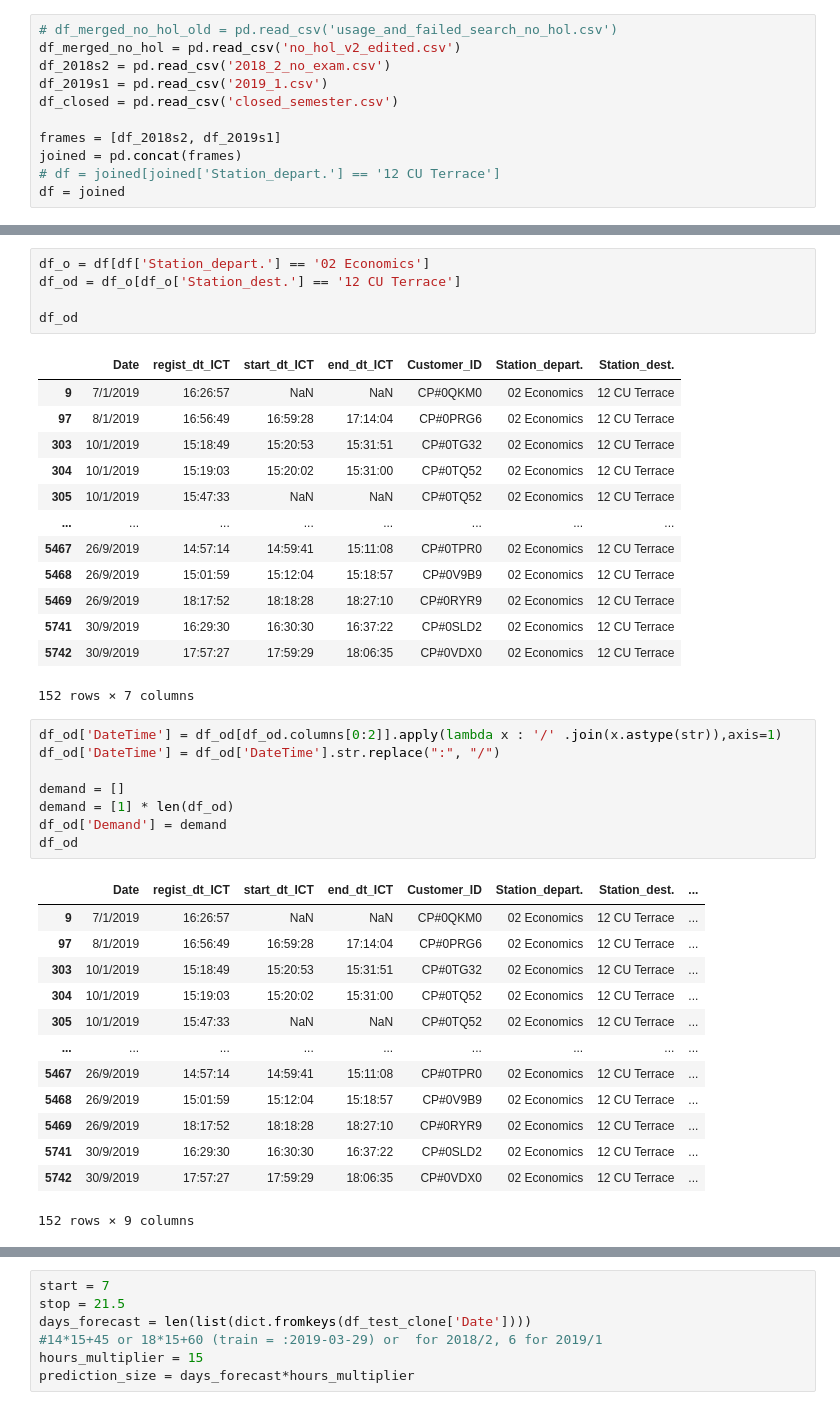
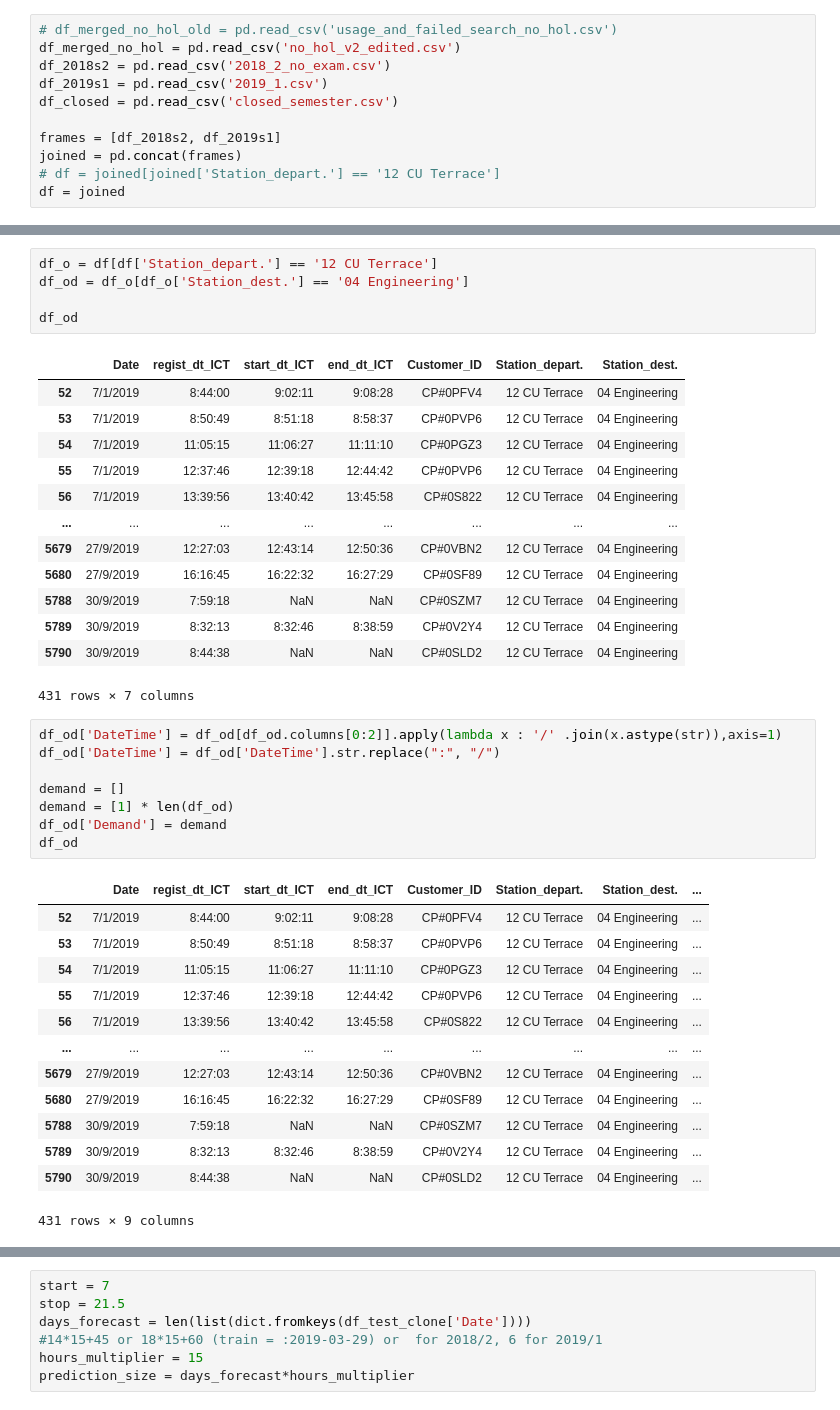
Before and after one commit to winnpm/ha-mo_data_visualization, a Jupyter notebook: Time Series Models.ipynb, the cells around one changed output, grey strips where cells are left out. Drawn from its saved outputs; the diff is of its cells as text.

```diff
--- a/Time Series Models.ipynb
+++ b/Time Series Models.ipynb
@@ -65,22 +77,22 @@ Depart Station: 12 CU Terrace
 # %%
-df_o = df[df['Station_depart.'] == '02 Economics']
-df_od = df_o[df_o['Station_dest.'] == '12 CU Terrace']
+df_o = df[df['Station_depart.'] == '12 CU Terrace']
+df_od = df_o[df_o['Station_dest.'] == '04 Engineering']
 
 df_od
 # %% [output]
 |  | Date | regist_dt_ICT | start_dt_ICT | end_dt_ICT | Customer_ID | Station_depart. | Station_dest. |
-| 9 | 7/1/2019 | 16:26:57 | NaN | NaN | CP#0QKM0 | 02 Economics | 12 CU Terrace |
-| 97 | 8/1/2019 | 16:56:49 | 16:59:28 | 17:14:04 | CP#0PRG6 | 02 Economics | 12 CU Terrace |
-| 303 | 10/1/2019 | 15:18:49 | 15:20:53 | 15:31:51 | CP#0TG32 | 02 Economics | 12 CU Terrace |
-| 304 | 10/1/2019 | 15:19:03 | 15:20:02 | 15:31:00 | CP#0TQ52 | 02 Economics | 12 CU Terrace |
-| 305 | 10/1/2019 | 15:47:33 | NaN | NaN | CP#0TQ52 | 02 Economics | 12 CU Terrace |
+| 52 | 7/1/2019 | 8:44:00 | 9:02:11 | 9:08:28 | CP#0PFV4 | 12 CU Terrace | 04 Engineering |
+| 53 | 7/1/2019 | 8:50:49 | 8:51:18 | 8:58:37 | CP#0PVP6 | 12 CU Terrace | 04 Engineering |
+| 54 | 7/1/2019 | 11:05:15 | 11:06:27 | 11:11:10 | CP#0PGZ3 | 12 CU Terrace | 04 Engineering |
+| 55 | 7/1/2019 | 12:37:46 | 12:39:18 | 12:44:42 | CP#0PVP6 | 12 CU Terrace | 04 Engineering |
+| 56 | 7/1/2019 | 13:39:56 | 13:40:42 | 13:45:58 | CP#0S822 | 12 CU Terrace | 04 Engineering |
 | ... | ... | ... | ... | ... | ... | ... | ... |
-| 5467 | 26/9/2019 | 14:57:14 | 14:59:41 | 15:11:08 | CP#0TPR0 | 02 Economics | 12 CU Terrace |
-| 5468 | 26/9/2019 | 15:01:59 | 15:12:04 | 15:18:57 | CP#0V9B9 | 02 Economics | 12 CU Terrace |
-| 5469 | 26/9/2019 | 18:17:52 | 18:18:28 | 18:27:10 | CP#0RYR9 | 02 Economics | 12 CU Terrace |
-| 5741 | 30/9/2019 | 16:29:30 | 16:30:30 | 16:37:22 | CP#0SLD2 | 02 Economics | 12 CU Terrace |
-| 5742 | 30/9/2019 | 17:57:27 | 17:59:29 | 18:06:35 | CP#0VDX0 | 02 Economics | 12 CU Terrace |
+| 5679 | 27/9/2019 | 12:27:03 | 12:43:14 | 12:50:36 | CP#0VBN2 | 12 CU Terrace | 04 Engineering |
+| 5680 | 27/9/2019 | 16:16:45 | 16:22:32 | 16:27:29 | CP#0SF89 | 12 CU Terrace | 04 Engineering |
+| 5788 | 30/9/2019 | 7:59:18 | NaN | NaN | CP#0SZM7 | 12 CU Terrace | 04 Engineering |
+| 5789 | 30/9/2019 | 8:32:13 | 8:32:46 | 8:38:59 | CP#0V2Y4 | 12 CU Terrace | 04 Engineering |
+| 5790 | 30/9/2019 | 8:44:38 | NaN | NaN | CP#0SLD2 | 12 CU Terrace | 04 Engineering |
-152 rows × 7 columns
+431 rows × 7 columns
 # %%
 df_od['DateTime'] = df_od[df_od.columns[0:2]].apply(lambda x : '/' .join(x.astype(str)),axis=1)
 df_od['DateTime'] = df_od['DateTime'].str.replace(":", "/")
@@ -91,18 +103,18 @@ df_od['Demand'] = demand
 df_od
 # %% [output]
 |  | Date | regist_dt_ICT | start_dt_ICT | end_dt_ICT | Customer_ID | Station_depart. | Station_dest. | ... |
-| 9 | 7/1/2019 | 16:26:57 | NaN | NaN | CP#0QKM0 | 02 Economics | 12 CU Terrace | ... |
-| 97 | 8/1/2019 | 16:56:49 | 16:59:28 | 17:14:04 | CP#0PRG6 | 02 Economics | 12 CU Terrace | ... |
-| 303 | 10/1/2019 | 15:18:49 | 15:20:53 | 15:31:51 | CP#0TG32 | 02 Economics | 12 CU Terrace | ... |
-| 304 | 10/1/2019 | 15:19:03 | 15:20:02 | 15:31:00 | CP#0TQ52 | 02 Economics | 12 CU Terrace | ... |
-| 305 | 10/1/2019 | 15:47:33 | NaN | NaN | CP#0TQ52 | 02 Economics | 12 CU Terrace | ... |
+| 52 | 7/1/2019 | 8:44:00 | 9:02:11 | 9:08:28 | CP#0PFV4 | 12 CU Terrace | 04 Engineering | ... |
+| 53 | 7/1/2019 | 8:50:49 | 8:51:18 | 8:58:37 | CP#0PVP6 | 12 CU Terrace | 04 Engineering | ... |
+| 54 | 7/1/2019 | 11:05:15 | 11:06:27 | 11:11:10 | CP#0PGZ3 | 12 CU Terrace | 04 Engineering | ... |
+| 55 | 7/1/2019 | 12:37:46 | 12:39:18 | 12:44:42 | CP#0PVP6 | 12 CU Terrace | 04 Engineering | ... |
+| 56 | 7/1/2019 | 13:39:56 | 13:40:42 | 13:45:58 | CP#0S822 | 12 CU Terrace | 04 Engineering | ... |
 | ... | ... | ... | ... | ... | ... | ... | ... | ... |
-| 5467 | 26/9/2019 | 14:57:14 | 14:59:41 | 15:11:08 | CP#0TPR0 | 02 Economics | 12 CU Terrace | ... |
-| 5468 | 26/9/2019 | 15:01:59 | 15:12:04 | 15:18:57 | CP#0V9B9 | 02 Economics | 12 CU Terrace | ... |
-| 5469 | 26/9/2019 | 18:17:52 | 18:18:28 | 18:27:10 | CP#0RYR9 | 02 Economics | 12 CU Terrace | ... |
-| 5741 | 30/9/2019 | 16:29:30 | 16:30:30 | 16:37:22 | CP#0SLD2 | 02 Economics | 12 CU Terrace | ... |
-| 5742 | 30/9/2019 | 17:57:27 | 17:59:29 | 18:06:35 | CP#0VDX0 | 02 Economics | 12 CU Terrace | ... |
+| 5679 | 27/9/2019 | 12:27:03 | 12:43:14 | 12:50:36 | CP#0VBN2 | 12 CU Terrace | 04 Engineering | ... |
+| 5680 | 27/9/2019 | 16:16:45 | 16:22:32 | 16:27:29 | CP#0SF89 | 12 CU Terrace | 04 Engineering | ... |
+| 5788 | 30/9/2019 | 7:59:18 | NaN | NaN | CP#0SZM7 | 12 CU Terrace | 04 Engineering | ... |
+| 5789 | 30/9/2019 | 8:32:13 | 8:32:46 | 8:38:59 | CP#0V2Y4 | 12 CU Terrace | 04 Engineering | ... |
+| 5790 | 30/9/2019 | 8:44:38 | NaN | NaN | CP#0SLD2 | 12 CU Terrace | 04 Engineering | ... |
-152 rows × 9 columns
+431 rows × 9 columns
 # %%
 df_od['Date'] = pd.to_datetime(df_od['Date'], dayfirst=True)
 df_od.set_index('Date', inplace=True)
```
Also changed, not shown: parts of 41 cells of this notebook, 5 other files.
